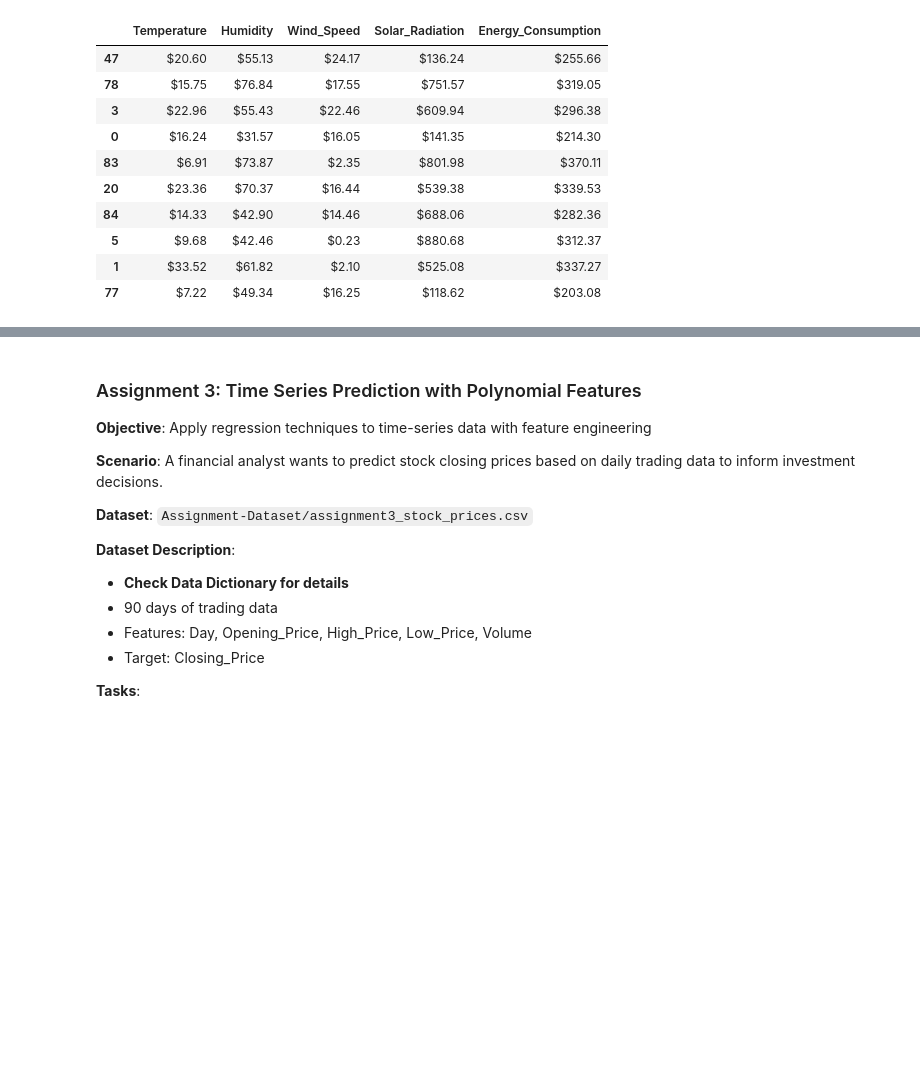
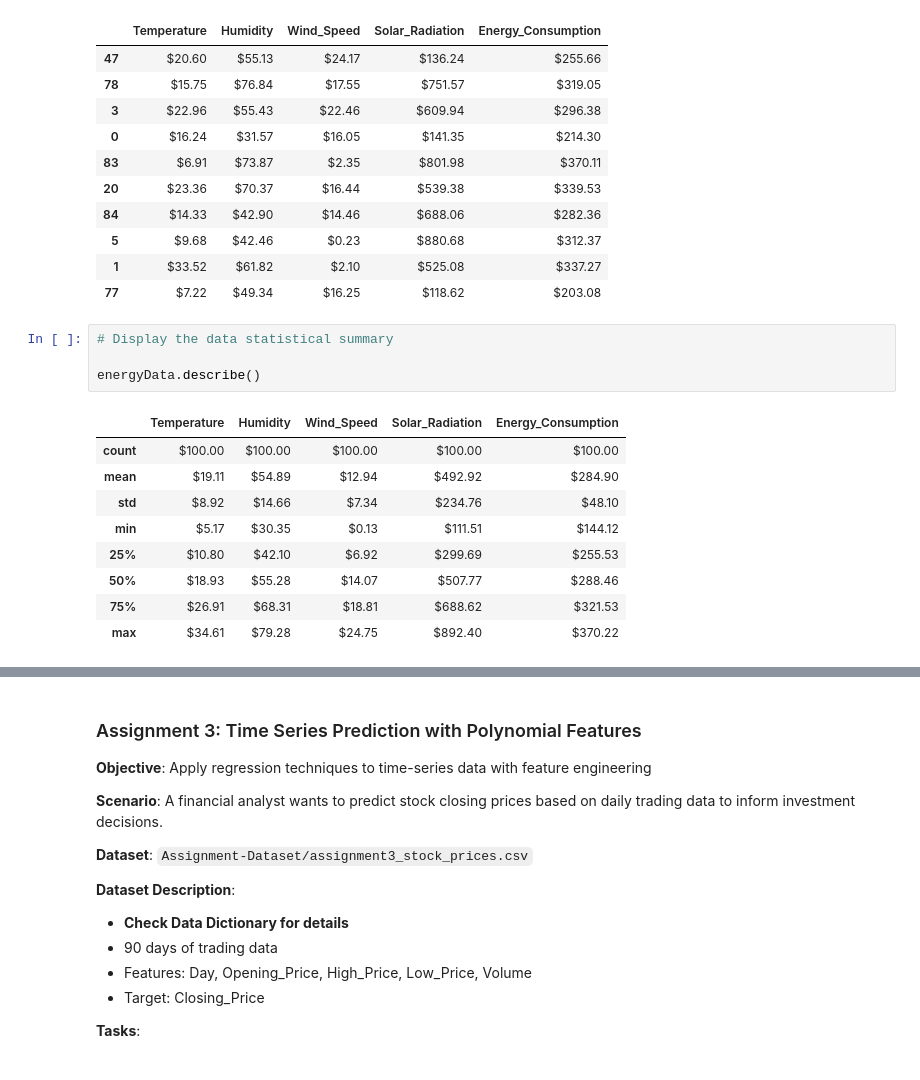
Before and after one commit to Ezerioha-ifeanyi/Week-15-Take-Home, a Jupyter notebook: Take Home.ipynb, the cells around one changed output, grey strips where cells are left out. Drawn from its saved outputs; the diff is of its cells as text; blank space fills up the shorter version.

```diff
--- a/Take Home.ipynb
+++ b/Take Home.ipynb
@@ -999,3 +999,17 @@ energyData.sample(10)
 | 5 | $9.68 | $42.46 | $0.23 | $880.68 | $312.37 |
 | 1 | $33.52 | $61.82 | $2.10 | $525.08 | $337.27 |
 | 77 | $7.22 | $49.34 | $16.25 | $118.62 | $203.08 |
+# %%
+# Display the data statistical summary
+
+energyData.describe()
+# %% [output]
+|  | Temperature | Humidity | Wind_Speed | Solar_Radiation | Energy_Consumption |
+| count | $100.00 | $100.00 | $100.00 | $100.00 | $100.00 |
+| mean | $19.11 | $54.89 | $12.94 | $492.92 | $284.90 |
+| std | $8.92 | $14.66 | $7.34 | $234.76 | $48.10 |
+| min | $5.17 | $30.35 | $0.13 | $111.51 | $144.12 |
+| 25% | $10.80 | $42.10 | $6.92 | $299.69 | $255.53 |
+| 50% | $18.93 | $55.28 | $14.07 | $507.77 | $288.46 |
+| 75% | $26.91 | $68.31 | $18.81 | $688.62 | $321.53 |
+| max | $34.61 | $79.28 | $24.75 | $892.40 | $370.22 |
```
Also changed, not shown: parts of 2 cells of this notebook.
